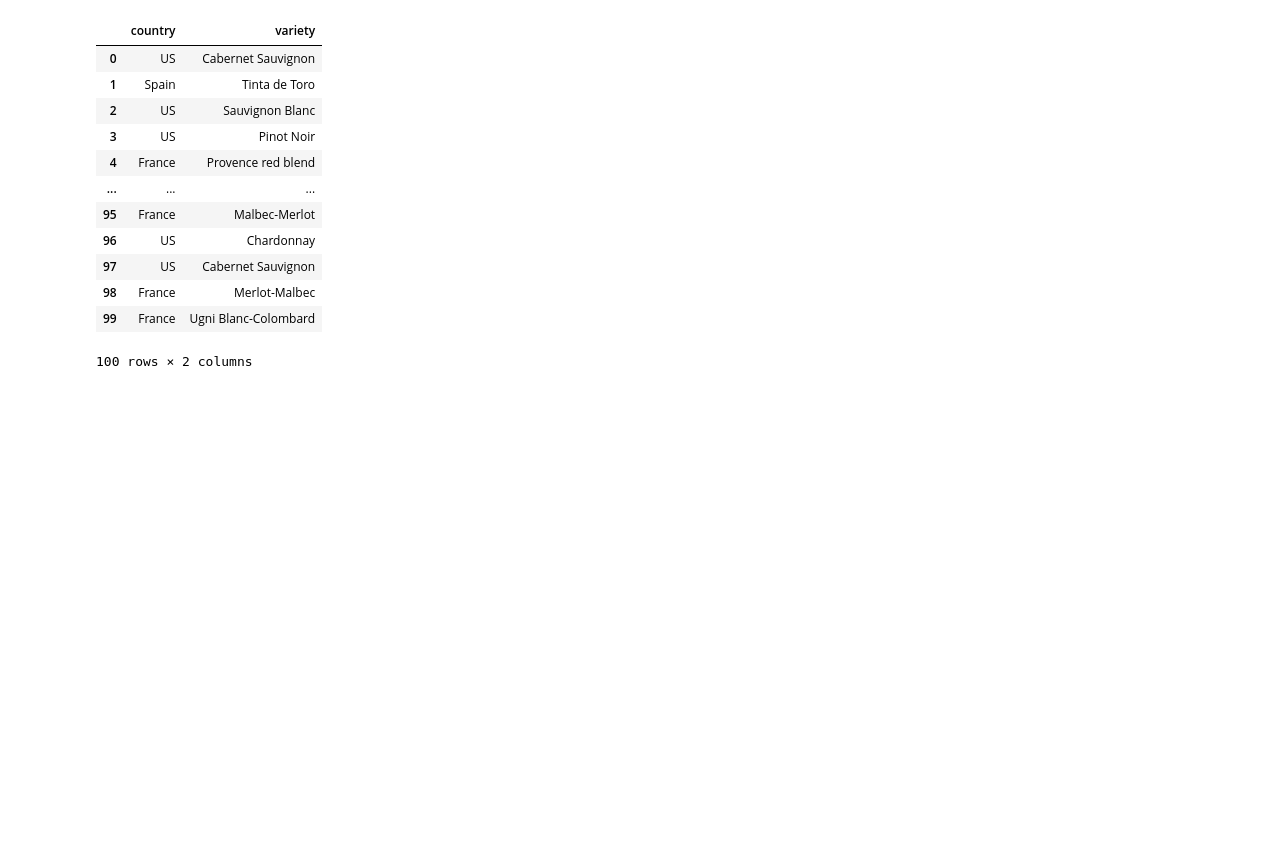
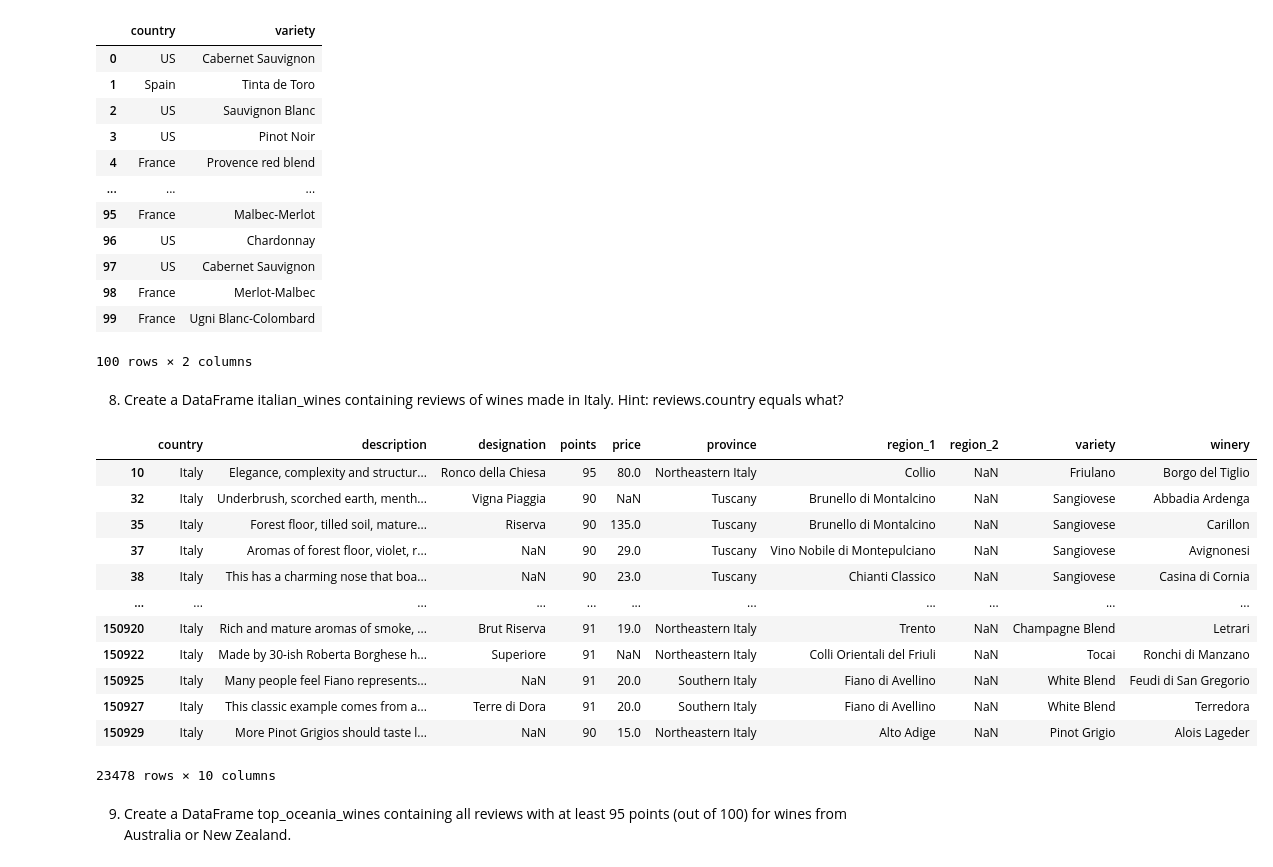
Before and after one commit to himanshu2285/ML-practices, a Jupyter notebook: PandasPractice.ipynb, the cells around one changed output. Drawn from its saved outputs; the diff is of its cells as text; code cells hidden in the pictures; blank space fills up the shorter version.

```diff
--- a/PandasPractice.ipynb
+++ b/PandasPractice.ipynb
@@ -271,3 +271,26 @@ df
 | 98 | France | Merlot-Malbec |
 | 99 | France | Ugni Blanc-Colombard |
 100 rows × 2 columns
+# %% [markdown]
+8. Create a DataFrame italian_wines containing reviews of wines made in Italy. Hint: reviews.country equals what?
+# %%
+italian_wines = reviews[reviews["country"] == "Italy"]
+
+# Check your answer
+italian_wines
+# %% [output]
+|  | country | description | designation | points | price | province | region_1 | region_2 | variety | winery |
+| 10 | Italy | Elegance, complexity and structur... | Ronco della Chiesa | 95 | 80.0 | Northeastern Italy | Collio | NaN | Friulano | Borgo del Tiglio |
+| 32 | Italy | Underbrush, scorched earth, menth... | Vigna Piaggia | 90 | NaN | Tuscany | Brunello di Montalcino | NaN | Sangiovese | Abbadia Ardenga |
+| 35 | Italy | Forest floor, tilled soil, mature... | Riserva | 90 | 135.0 | Tuscany | Brunello di Montalcino | NaN | Sangiovese | Carillon |
+| 37 | Italy | Aromas of forest floor, violet, r... | NaN | 90 | 29.0 | Tuscany | Vino Nobile di Montepulciano | NaN | Sangiovese | Avignonesi |
+| 38 | Italy | This has a charming nose that boa... | NaN | 90 | 23.0 | Tuscany | Chianti Classico | NaN | Sangiovese | Casina di Cornia |
+| ... | ... | ... | ... | ... | ... | ... | ... | ... | ... | ... |
+| 150920 | Italy | Rich and mature aromas of smoke, ... | Brut Riserva | 91 | 19.0 | Northeastern Italy | Trento | NaN | Champagne Blend | Letrari |
+| 150922 | Italy | Made by 30-ish Roberta Borghese h... | Superiore | 91 | NaN | Northeastern Italy | Colli Orientali del Friuli | NaN | Tocai | Ronchi di Manzano |
+| 150925 | Italy | Many people feel Fiano represents... | NaN | 91 | 20.0 | Southern Italy | Fiano di Avellino | NaN | White Blend | Feudi di San Gregorio |
+| 150927 | Italy | This classic example comes from a... | Terre di Dora | 91 | 20.0 | Southern Italy | Fiano di Avellino | NaN | White Blend | Terredora |
+| 150929 | Italy | More Pinot Grigios should taste l... | NaN | 90 | 15.0 | Northeastern Italy | Alto Adige | NaN | Pinot Grigio | Alois Lageder |
+23478 rows × 10 columns
+# %% [markdown]
+9. Create a DataFrame top_oceania_wines containing all reviews with at least 95 points (out of 100) for wines from Australia or New Zealand.
```
